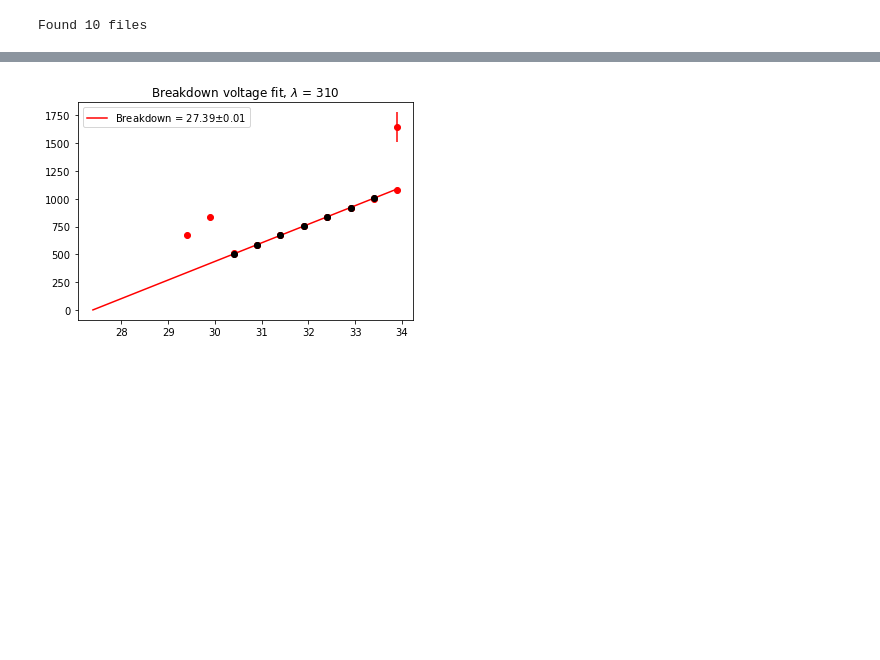
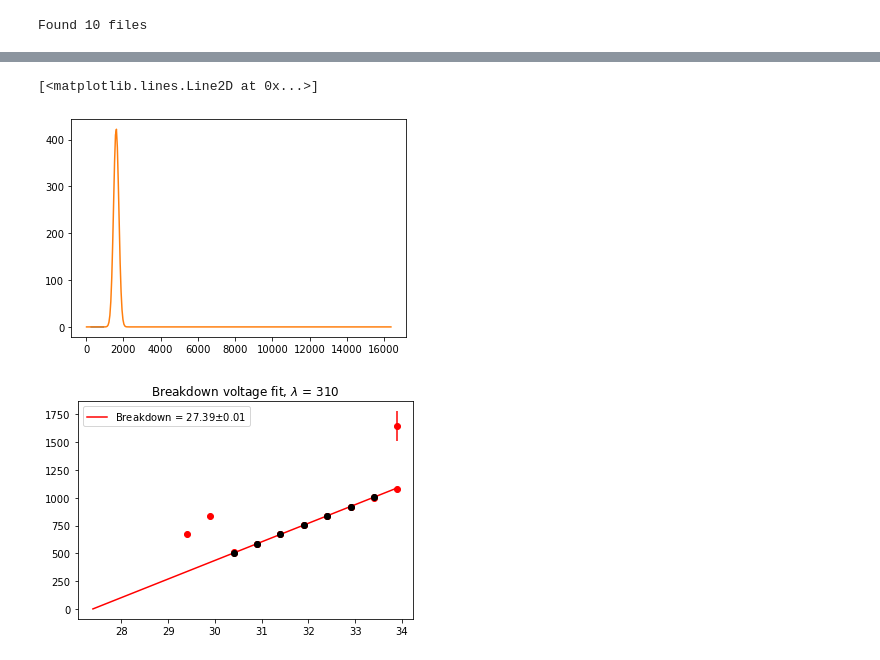
Before and after one commit to Moore-Lab/purity-monitor, a Jupyter notebook: SiPMMeasurements/SiPM_data_plots.ipynb, the cells around one changed output, grey strips where cells are left out. Cells and saved outputs as stored; diff of their text form; code cells hidden in the pictures; blank space fills up the shorter version.

```diff
--- a/SiPMMeasurements/SiPM_data_plots.ipynb
+++ b/SiPMMeasurements/SiPM_data_plots.ipynb
@@ -257,3 +245,10 @@ Params:  [  22.87044715 6060.01826463  313.07438172]
+# %%
+x_peak = post_bin_x[(post_bin_x < (442 + 500)) & (post_bin_x > (442 - 200))]
+plt.plot(x_peak, gauss_fun(x_peak, 423.8980657, 1614.94424884, 141.72362772))
+plt.plot(post_bin_x, gauss_fun(post_bin_x, 423.8980657, 1614.94424884, 141.72362772))
+# %% [output]
+[<matplotlib.lines.Line2D at 0x...>]
+[figure, added]
 # %%
 ##### print(gain_vs_volts) ## 2nd array - last value looks WAY off
 gain_vs_volts = np.array(gain_vs_volts)
```
Also changed, not shown: parts of 3 cells of this notebook.
